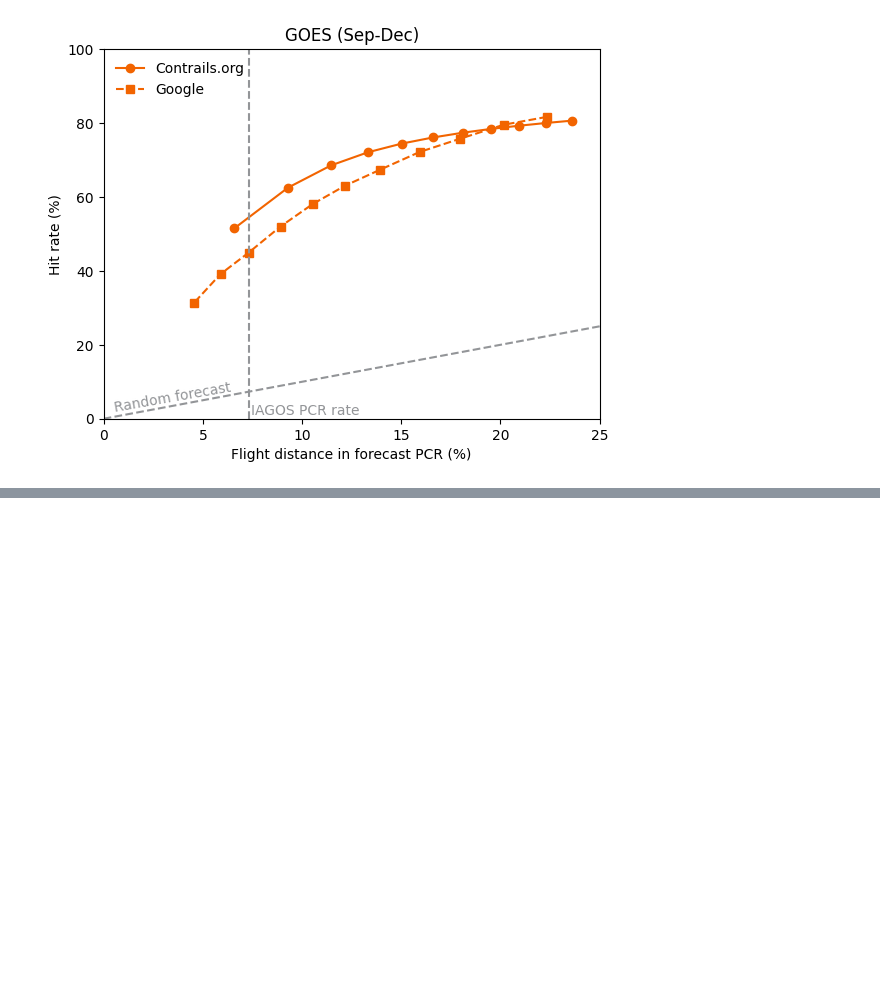
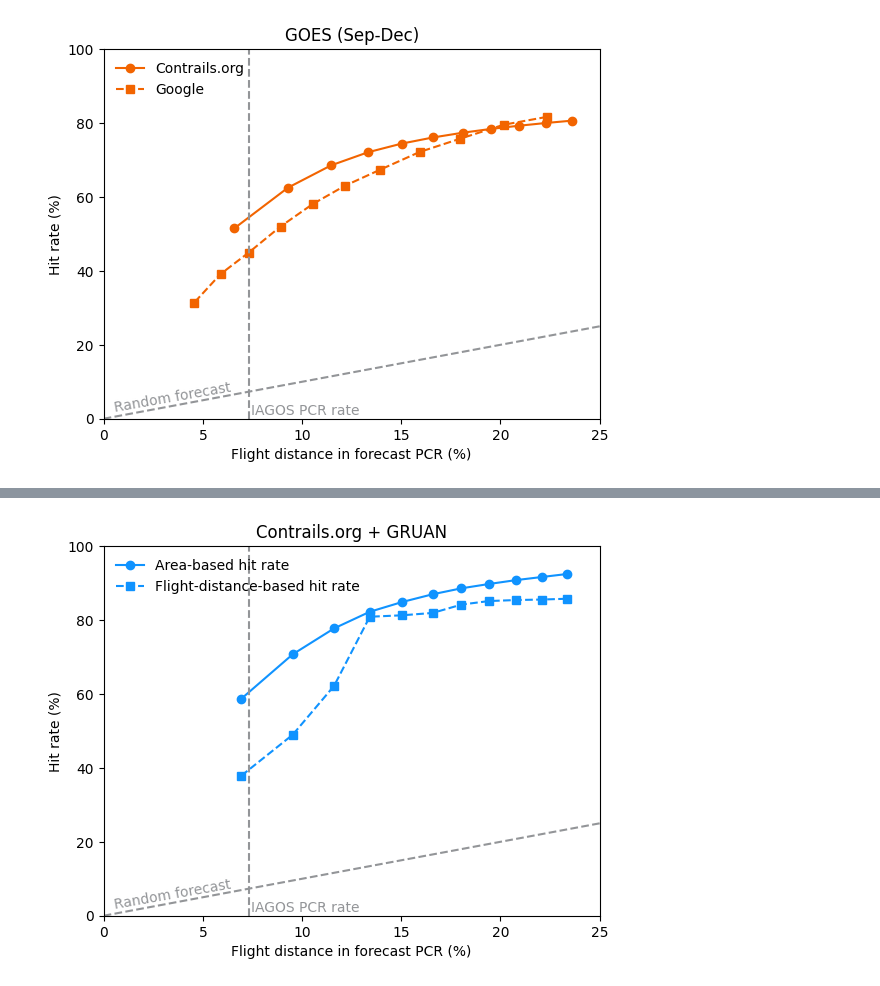
Before and after one commit to contrailcirrus/contrail-bench, a Jupyter notebook: publications/2025Q1/data/curation.ipynb, the cells around one changed output, grey strips where cells are left out. Saved outputs shown, nothing was run; the diff lists cells and outputs as text; code cells hidden in the pictures; blank space fills up the shorter version.

```diff
--- a/publications/2025Q1/data/curation.ipynb
+++ b/publications/2025Q1/data/curation.ipynb
@@ -214,0 +264,15 @@ plt.title("GOES (Sep-Dec)");
+# %%
+plt.plot(100 * df["penalty"], 100 * df["gruan_hit_rate"], "-o", color=tropo_blue, label="Area-based hit rate")
+plt.plot(100 * df["penalty"], 100 * df["gruan_hit_rate_flight_distance"], "--s", color=tropo_blue, label="Flight-distance-based hit rate")
+plt.xlabel("Flight distance in forecast PCR (%)")
+plt.ylabel("Hit rate (%)")
+plt.xlim([0, 25])
+plt.ylim([0, 100])
+plt.gca().axline([0, 0], [100, 100], ls="--", color=gray50)
+plt.gca().axvline(x=100 * iagos_pcr_rate, ls="--", color=gray50)
+plt.annotate("Random forecast", xy=(0.02, 0.02), xycoords="axes fraction", color=gray50, rotation=10)
+plt.annotate("IAGOS PCR rate", xy=(100 * iagos_pcr_rate + 0.1, 1), color=gray50)
+plt.legend(loc="upper left", frameon=False)
+plt.title("Contrails.org + GRUAN");
+# %% [output]
+[figure, added]
```
Also changed, not shown: parts of 19 cells of this notebook.
